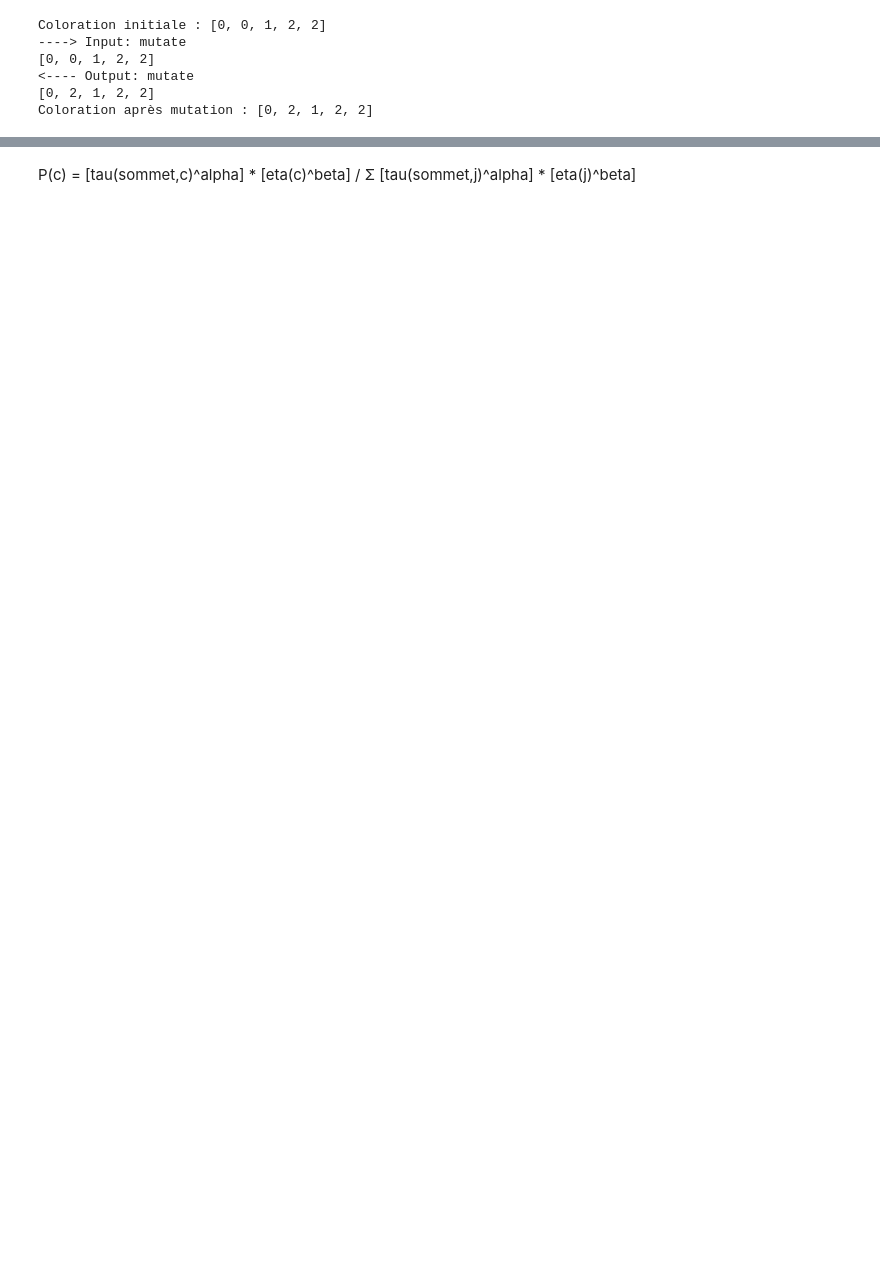
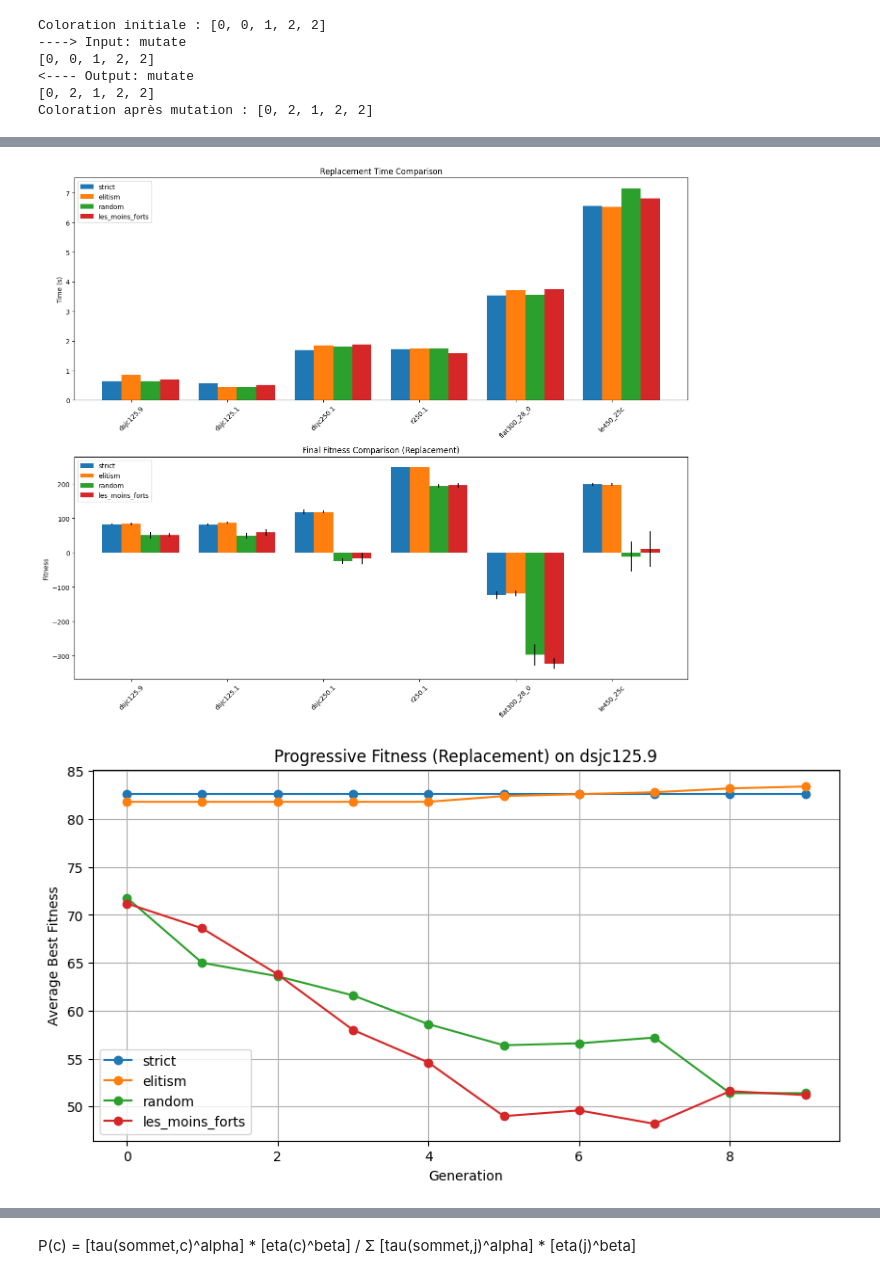
Before and after one commit to zcybrgd/Implementing-Optimization-Techniques, a Jupyter notebook: TP4-Evolutionnary-Metaheuristics/TP04_SQ2_EQUIPE03_Metaheuristics_AG_ACO.ipynb, the cells around one changed output, grey strips where cells are left out. Drawn from its saved outputs; the diff is of its cells as text; code cells hidden in the pictures; blank space fills up the shorter version.

```diff
--- a/TP4-Evolutionnary-Metaheuristics/TP04_SQ2_EQUIPE03_Metaheuristics_AG_ACO.ipynb
+++ b/TP4-Evolutionnary-Metaheuristics/TP04_SQ2_EQUIPE03_Metaheuristics_AG_ACO.ipynb
@@ -123,7 +148,7 @@ def generate_neighbor(coloring, chromatic_number):
     neighbor[vertex] = new_color
     return neighbor
 # %%
-def fitness(adj_matrix, num_vertices, coloring):
+def calculate_fitness(adj_matrix, num_vertices, coloring):
     """
     Calculates fitness based on the number of non-conflicting vertices.
     Higher fitness is better.
@@ -186,7 +215,7 @@ def dsatur(matrice_triangulaire):
 class Chromosome:
     def __init__(self, coloring, adj_matrix, num_vertices):
         self.coloring = coloring
-        self.fitness = fitness(adj_matrix, num_vertices, coloring)
+        self.fitness = calculate_fitness(adj_matrix, num_vertices, coloring)
 
     def __hash__(self):
         return hash(tuple(self.coloring))
@@ -199,5 +257,5 @@ class Chromosome:
 # %%
-def generate_population(pop_size, adj_matrix, num_vertices):
+def generate_population(pop_size, adj_matrix, num_vertices, num_chromatique):
     """
     Generates an initial population of chromosomes.
 
@@ -208,7 +266,7 @@ def generate_population(pop_size, adj_matrix, num_vertices):
     """
     population = []
     for _ in range(pop_size):
-        coloring = random_solution(num_vertices)
+        coloring = initialize_solutions(adj_matrix, num_vertices, num_chromatique)
         population.append(Chromosome(coloring, adj_matrix, num_vertices))
     return population
 # %%
@@ -700,9 +1081,3 @@ def remplacement_les_moins_forts(population, new_generation, size):
     # Remplace les plus faibles par les enfants
     new_population = best_individuals + new_generation
     return new_population
-# %%
-def remplacement(current_population: list[Chromosome], next_gen: list[Chromosome]) -> list[Chromosome]:
-    '''
-    Update method: replace all parents by next_gen
-    '''
-    return next_gen
@@ -710,0 +1216,48 @@ def remplacement(current_population: list[Chromosome], next_gen: list[Chromosome
+# %%
+# 1. Temps et Fitness finaux
+fig, (ax1, ax2) = plt.subplots(2, 1, figsize=(14, 12))
+
+x = np.arange(len(graphs_best))
+width = 0.2
+
+for i, method in enumerate(replacement_methods):
+    times = [replacement_results[g][method]['avg_time'] for g in graphs_best]
+    ax1.bar(x + i*width, times, width, label=method)
+
+ax1.set_title('Replacement Time Comparison')
+ax1.set_ylabel('Time (s)')
+ax1.set_xticks(x + width)
+ax1.set_xticklabels(graphs_best.keys(), rotation=45)
+ax1.legend()
+
+for i, method in enumerate(replacement_methods):
+    fitness = [replacement_results[g][method]['avg_fitness'] for g in graphs_best]
+    ax2.bar(x + i*width, fitness, width, label=method,
+           yerr=[replacement_results[g][method]['std_fitness'] for g in graphs_best])
+
+ax2.set_title('Final Fitness Comparison (Replacement)')
+ax2.set_ylabel('Fitness')
+ax2.set_xticks(x + width)
+ax2.set_xticklabels(graphs_best.keys(), rotation=45)
+ax2.legend()
+
+plt.tight_layout()
+plt.show()
+
+# 2. Fitness progressive
+for graph in graphs_best:
+    plt.figure(figsize=(10, 5))
+    for method in replacement_methods:
+        iterations = sorted(replacement_progressive_data[graph][method].keys())
+        avg_fitness = [replacement_progressive_data[graph][method][it] for it in iterations]
+        plt.plot(iterations, avg_fitness, label=method, marker='o')
+
+    plt.title(f'Progressive Fitness (Replacement) on {graph}')
+    plt.xlabel('Generation')
+    plt.ylabel('Average Best Fitness')
+    plt.legend()
+    plt.grid(True)
+    plt.show()
+# %% [output]
+[figure, added]
+[figure, added]
```
Also changed, not shown: parts of 70 cells of this notebook.
